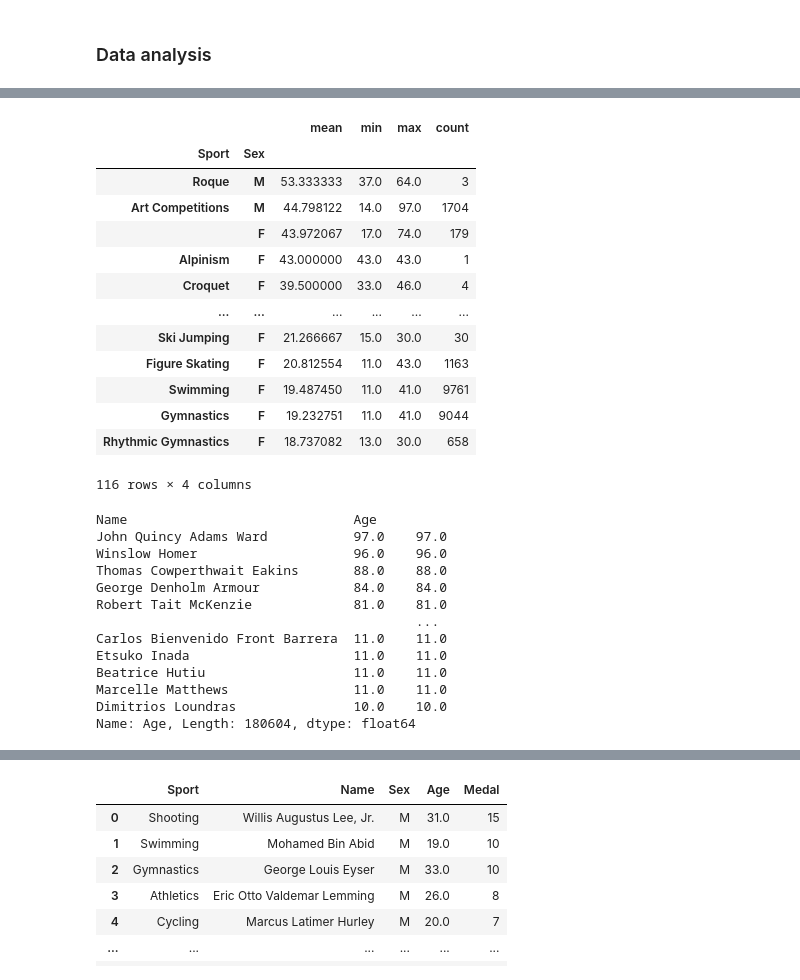
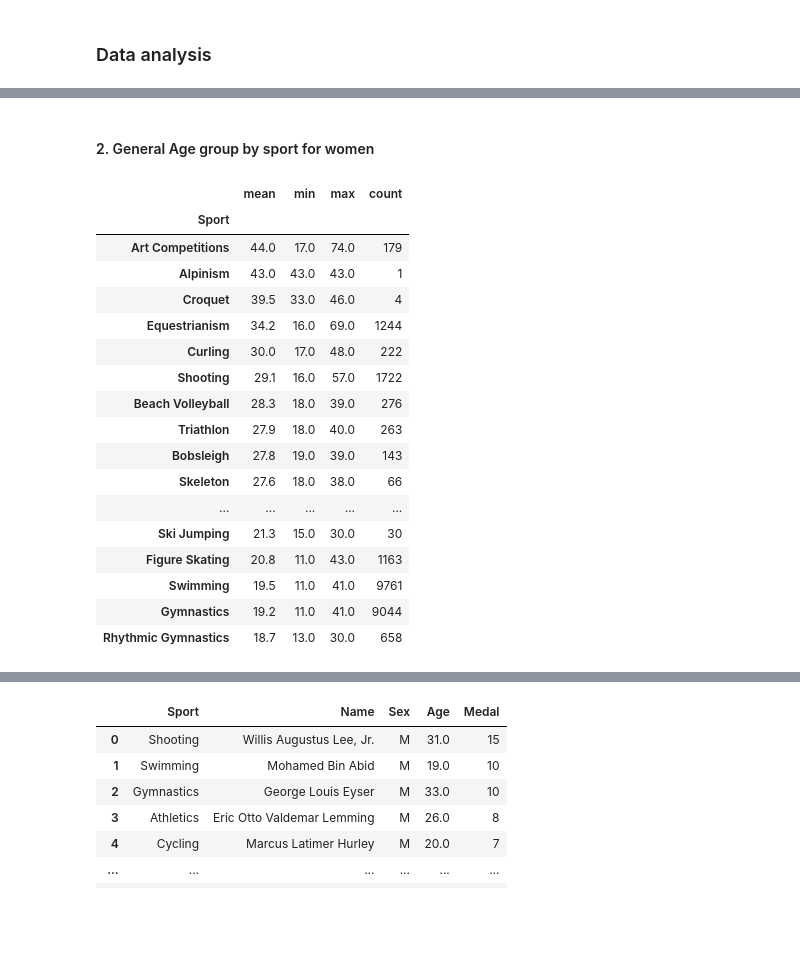
Before and after one commit to chaule146/Group-assessment, a Jupyter notebook: Python Group.ipynb, the cells around one changed output, grey strips where cells are left out. Saved outputs shown, nothing was run; the diff lists cells and outputs as text; code cells hidden in the pictures; blank space fills up the shorter version.

```diff
--- a/Python Group.ipynb
+++ b/Python Group.ipynb
@@ -192,37 +250,27 @@ report_df.head()
+# %% [markdown]
+#### 2. General Age group by sport for women
 # %%
-average_age = report_df.groupby(['Sport','Sex'])['Age'].agg(['mean', 'min', 'max', 'count']).sort_values(by='mean', ascending=False)
+women_only_df = report_df[report_df["Sex"]=="F"]
 
-average_age
+average_age_women = women_only_df.groupby('Sport')['Age'].agg(['mean', 'min', 'max', 'count']).sort_values(by='mean', ascending=False).round(1)
+
+average_age_women
 # %% [output]
-|  |  | mean | min | max | count |
-| Sport | Sex |  |  |  |  |
-| Roque | M | 53.333333 | 37.0 | 64.0 | 3 |
-| Art Competitions | M | 44.798122 | 14.0 | 97.0 | 1704 |
-|  | F | 43.972067 | 17.0 | 74.0 | 179 |
-| Alpinism | F | 43.000000 | 43.0 | 43.0 | 1 |
-| Croquet | F | 39.500000 | 33.0 | 46.0 | 4 |
-| ... | ... | ... | ... | ... | ... |
-| Ski Jumping | F | 21.266667 | 15.0 | 30.0 | 30 |
-| Figure Skating | F | 20.812554 | 11.0 | 43.0 | 1163 |
-| Swimming | F | 19.487450 | 11.0 | 41.0 | 9761 |
-| Gymnastics | F | 19.232751 | 11.0 | 41.0 | 9044 |
-| Rhythmic Gymnastics | F | 18.737082 | 13.0 | 30.0 | 658 |
+|  | mean | min | max | count |
+| Sport |  |  |  |  |
+| Art Competitions | 44.0 | 17.0 | 74.0 | 179 |
+| Alpinism | 43.0 | 43.0 | 43.0 | 1 |
+| Croquet | 39.5 | 33.0 | 46.0 | 4 |
+| Equestrianism | 34.2 | 16.0 | 69.0 | 1244 |
+| Curling | 30.0 | 17.0 | 48.0 | 222 |
+| Shooting | 29.1 | 16.0 | 57.0 | 1722 |
+| Beach Volleyball | 28.3 | 18.0 | 39.0 | 276 |
+| Triathlon | 27.9 | 18.0 | 40.0 | 263 |
+| Bobsleigh | 27.8 | 19.0 | 39.0 | 143 |
+| Skeleton | 27.6 | 18.0 | 38.0 | 66 |
+| ... | ... | ... | ... | ... |
+| Ski Jumping | 21.3 | 15.0 | 30.0 | 30 |
+| Figure Skating | 20.8 | 11.0 | 43.0 | 1163 |
+| Swimming | 19.5 | 11.0 | 41.0 | 9761 |
+| Gymnastics | 19.2 | 11.0 | 41.0 | 9044 |
+| Rhythmic Gymnastics | 18.7 | 13.0 | 30.0 | 658 |
-116 rows × 4 columns
-# %%
-average_age = report_df.groupby(['Name','Age'])['Age'].max()
-average_age = average_age.sort_values(ascending=False)
-average_age
-# %% [output]
-Name                             Age
-John Quincy Adams Ward           97.0    97.0
-Winslow Homer                    96.0    96.0
-Thomas Cowperthwait Eakins       88.0    88.0
-George Denholm Armour            84.0    84.0
-Robert Tait McKenzie             81.0    81.0
-                                         ...
-Carlos Bienvenido Front Barrera  11.0    11.0
-Etsuko Inada                     11.0    11.0
-Beatrice Hutiu                   11.0    11.0
-Marcelle Matthews                11.0    11.0
-Dimitrios Loundras               10.0    10.0
-Name: Age, Length: 180604, dtype: float64
```
Also changed, not shown: parts of 14 cells of this notebook.
